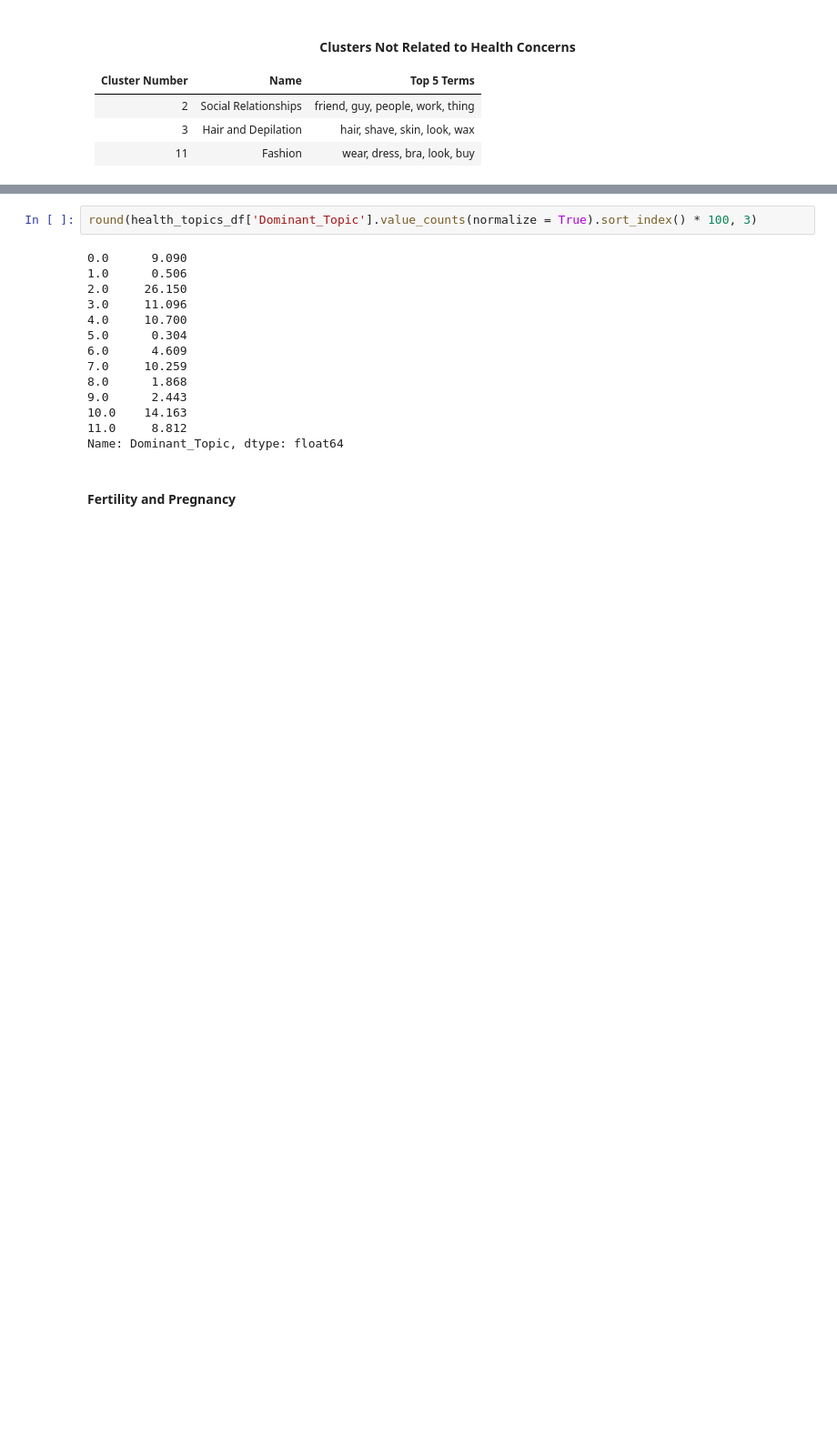
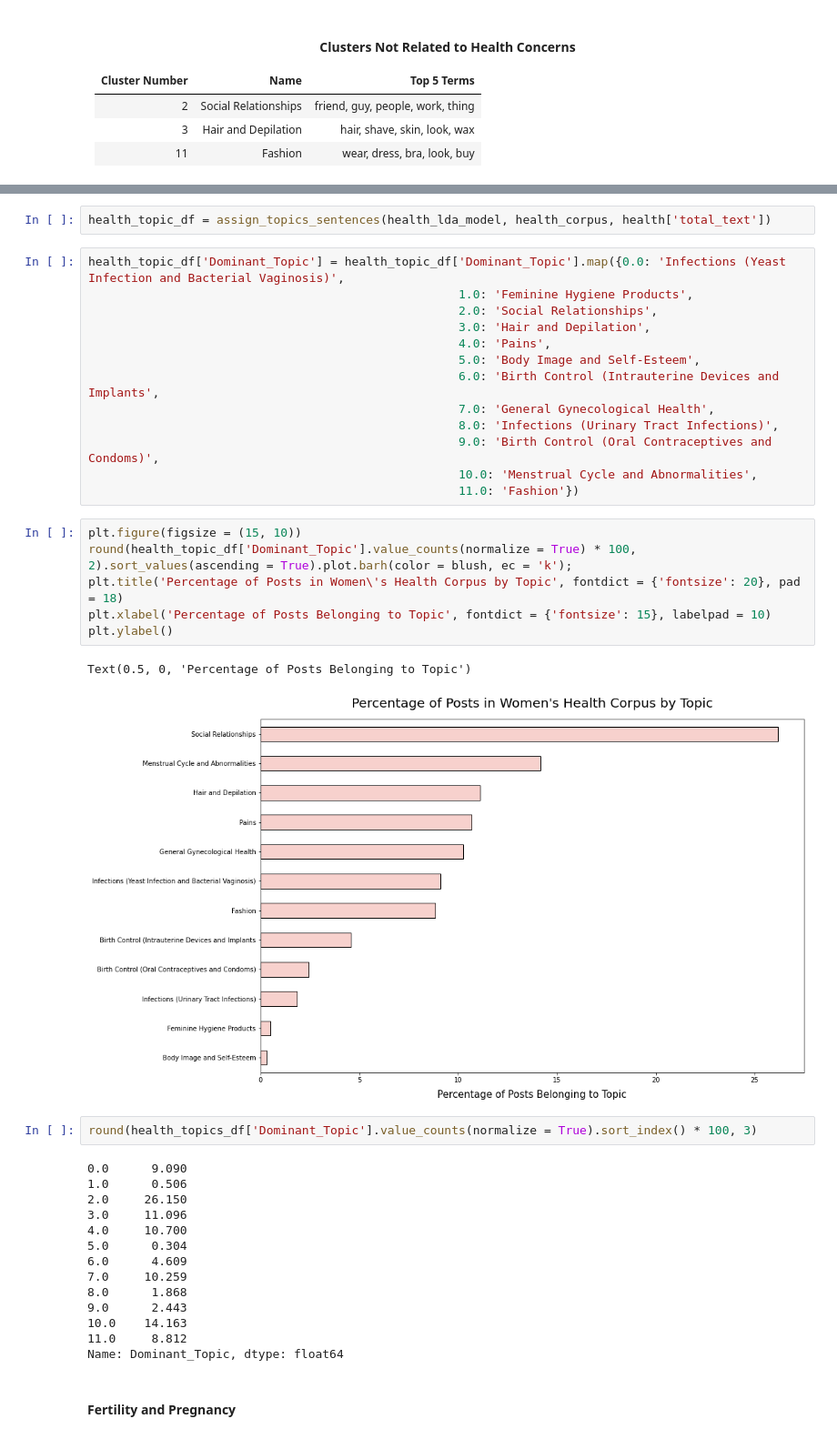
Before and after one commit to jlu90/Identifying-Womens-Health-Concerns, a Jupyter notebook: code/gensim_modeling.ipynb, the cells around one changed output, grey strips where cells are left out. Shown at 91% size. Saved outputs shown, nothing was run; the diff lists cells and outputs as text; blank space fills up the shorter version.

Commit message:
health lda interpretation

```diff
--- a/code/gensim_modeling.ipynb
+++ b/code/gensim_modeling.ipynb
@@ -266,3 +275,27 @@ health_lda_topic_terms[11][1].split('*')
+# %%
+health_topic_df = assign_topics_sentences(health_lda_model, health_corpus, health['total_text'])
+# %%
+health_topic_df['Dominant_Topic'] = health_topic_df['Dominant_Topic'].map({0.0: 'Infections (Yeast Infection and Bacterial Vaginosis)',
+                                                    1.0: 'Feminine Hygiene Products',
+                                                    2.0: 'Social Relationships',
+                                                    3.0: 'Hair and Depilation',
+                                                    4.0: 'Pains',
+                                                    5.0: 'Body Image and Self-Esteem',
+                                                    6.0: 'Birth Control (Intrauterine Devices and Implants',
+                                                    7.0: 'General Gynecological Health',
+                                                    8.0: 'Infections (Urinary Tract Infections)',
+                                                    9.0: 'Birth Control (Oral Contraceptives and Condoms)',
+                                                    10.0: 'Menstrual Cycle and Abnormalities',
+                                                    11.0: 'Fashion'})
+# %%
+plt.figure(figsize = (15, 10))
+round(health_topic_df['Dominant_Topic'].value_counts(normalize = True) * 100, 2).sort_values(ascending = True).plot.barh(color = blush, ec = 'k');
+plt.title('Percentage of Posts in Women\'s Health Corpus by Topic', fontdict = {'fontsize': 20}, pad = 18)
+plt.xlabel('Percentage of Posts Belonging to Topic', fontdict = {'fontsize': 15}, labelpad = 10)
+plt.ylabel()
+# %% [output]
+Text(0.5, 0, 'Percentage of Posts Belonging to Topic')
+[figure, added]
 # %%
 round(health_topics_df['Dominant_Topic'].value_counts(normalize = True).sort_index() * 100, 3)
 # %% [output]
```
Also changed, not shown: parts of 12 cells of this notebook.
